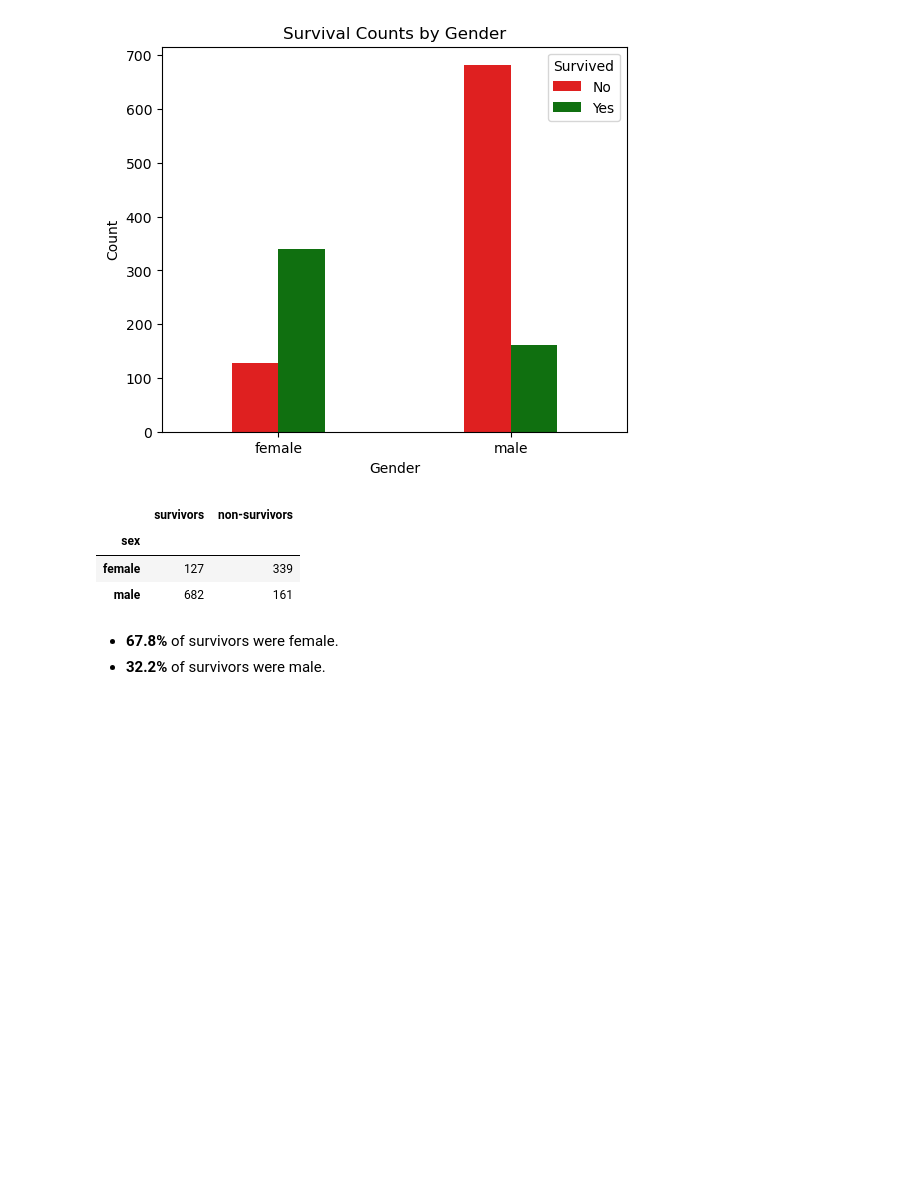
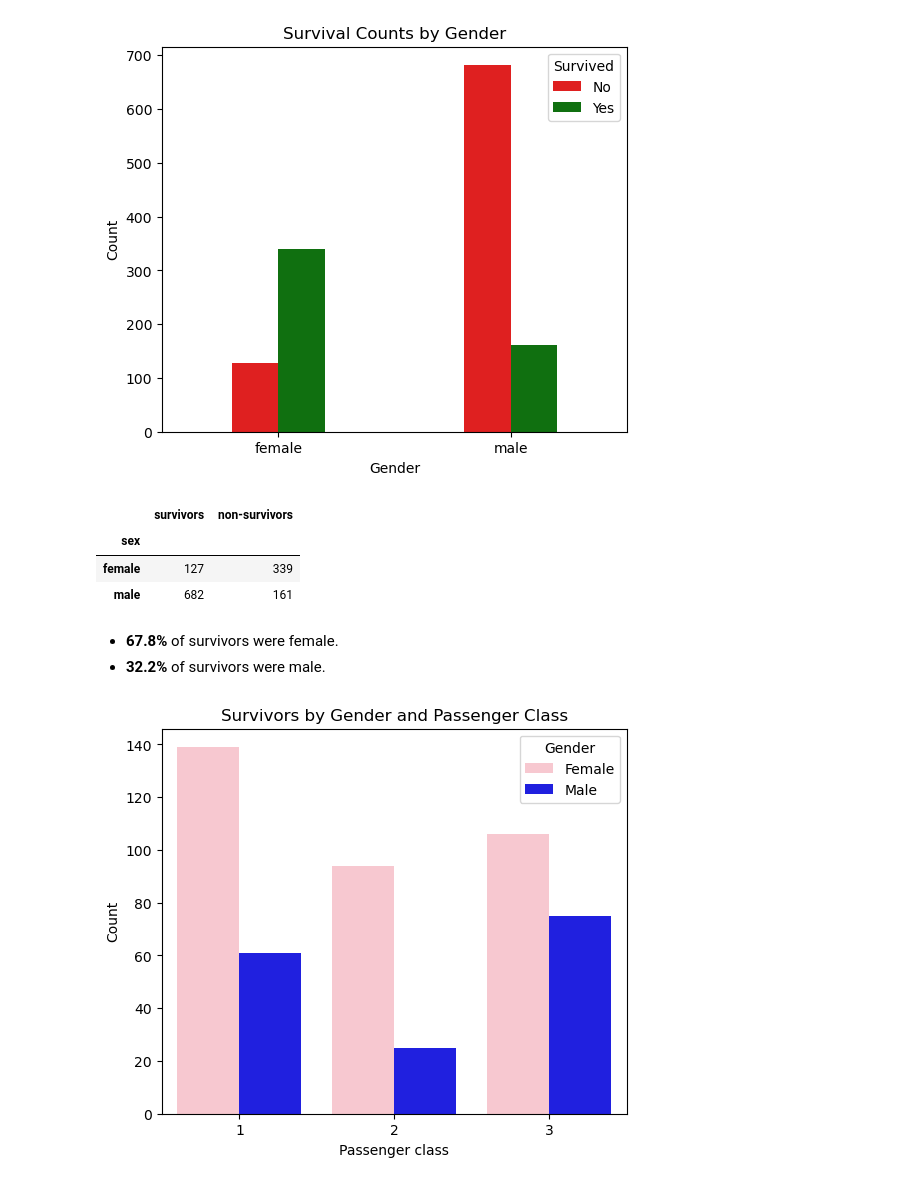
Before and after one commit to Lenida-Daniels/titanic-analysis-and-prediction, a Jupyter notebook: titanic_visualizations.ipynb, the cells around one changed output. Drawn from its saved outputs; the diff is of its cells as text; code cells hidden in the pictures; blank space fills up the shorter version.

Commit message:
visualize survival and non-survival rate per gender per passenger class

```diff
--- a/titanic_visualizations.ipynb
+++ b/titanic_visualizations.ipynb
@@ -168,3 +168,15 @@ gender_survival_table
 # %% [markdown]
 - **67.8%** of survivors were female.
 - **32.2%** of survivors were male.
+# %%
+plt.figure(figsize=(6, 5))
+sns.countplot(x='pclass', hue='sex', data=df[df['survived']==1], palette=['pink', 'blue'])
+
+plt.title('Survivors by Gender and Passenger Class')
+plt.xlabel('Passenger class')
+plt.ylabel('Count')
+plt.legend(title='Gender', labels=['Female', 'Male'])
+
+plt.show()
+# %% [output]
+[figure, added]
```
Also changed, not shown: parts of 2 cells of this notebook.
